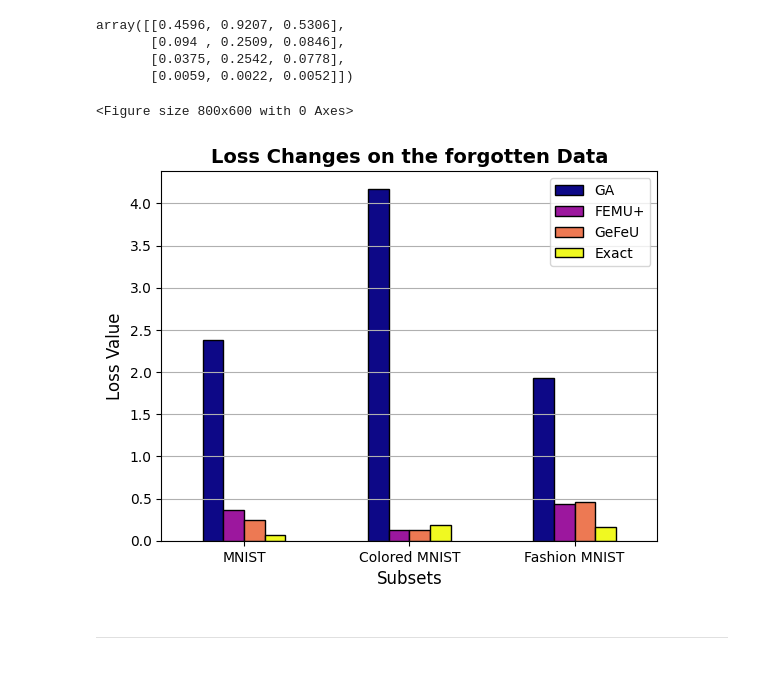
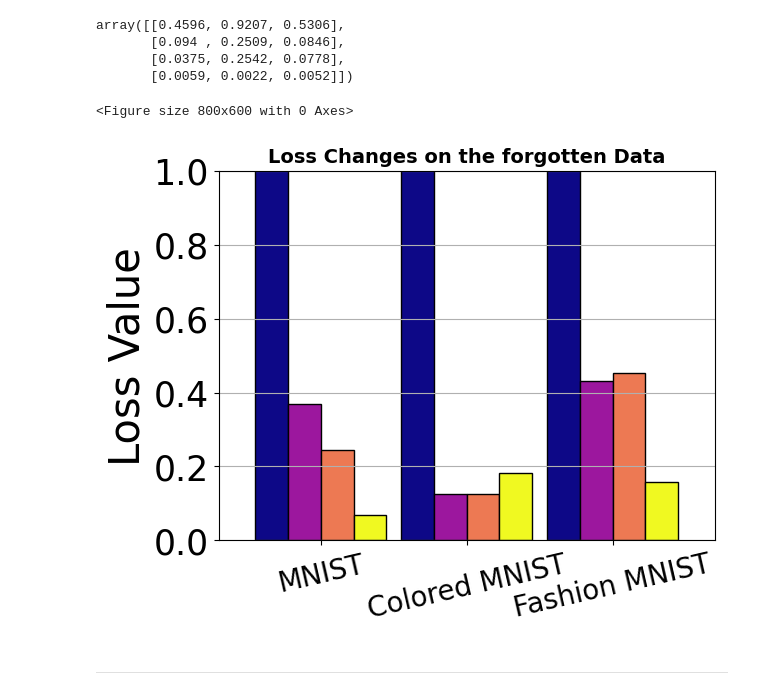
Before and after one commit to MoraiT01/study_on_unlearning, a Jupyter notebook: notebooks/graphics.ipynb, the cells around one changed output. Cells and saved outputs as stored; diff of their text form; code cells hidden in the pictures.

```diff
--- a/notebooks/graphics.ipynb
+++ b/notebooks/graphics.ipynb
@@ -343,24 +406,26 @@ array([[0.4596, 0.9207, 0.5306],
 # %%
 
 # Convert data to a Pandas DataFrame
 df = pd.DataFrame(cat3, index=methods, columns=["MNIST", "Colored MNIST", "Fashion MNIST"])
 
 # Plot settings
 plt.figure(figsize=(8, 6))
-df.T.plot(kind="bar", colormap="plasma", edgecolor="black")
+df.T.plot(kind="bar", colormap="plasma", edgecolor="black", width=0.9)
 
 # Labels & Title
 plt.title("Loss Changes on the forgotten Data", fontsize=14, fontweight="bold")
-plt.xlabel("Subsets", fontsize=12)
-plt.ylabel("Loss Value", fontsize=12)
-plt.xticks(rotation=0)
-# plt.legend(title="Method")
+# plt.xlabel("Subsets", fontsize=12)
+plt.ylabel("Loss Value", fontsize=30)
+plt.xticks(rotation=13, fontsize=20)
+plt.ylim(0, 1)
+plt.yticks(fontsize=25)
+plt.legend(title="Method",).remove()
 plt.grid(True, axis="y")
 # Show plot
 plt.show()
 # %% [output]
 <Figure size 800x600 with 0 Axes>
-[figure, old version]
+[figure, new version]
 # %% [markdown]
 ___
 # %%
```
Also changed, not shown: parts of 4 cells of this notebook.
